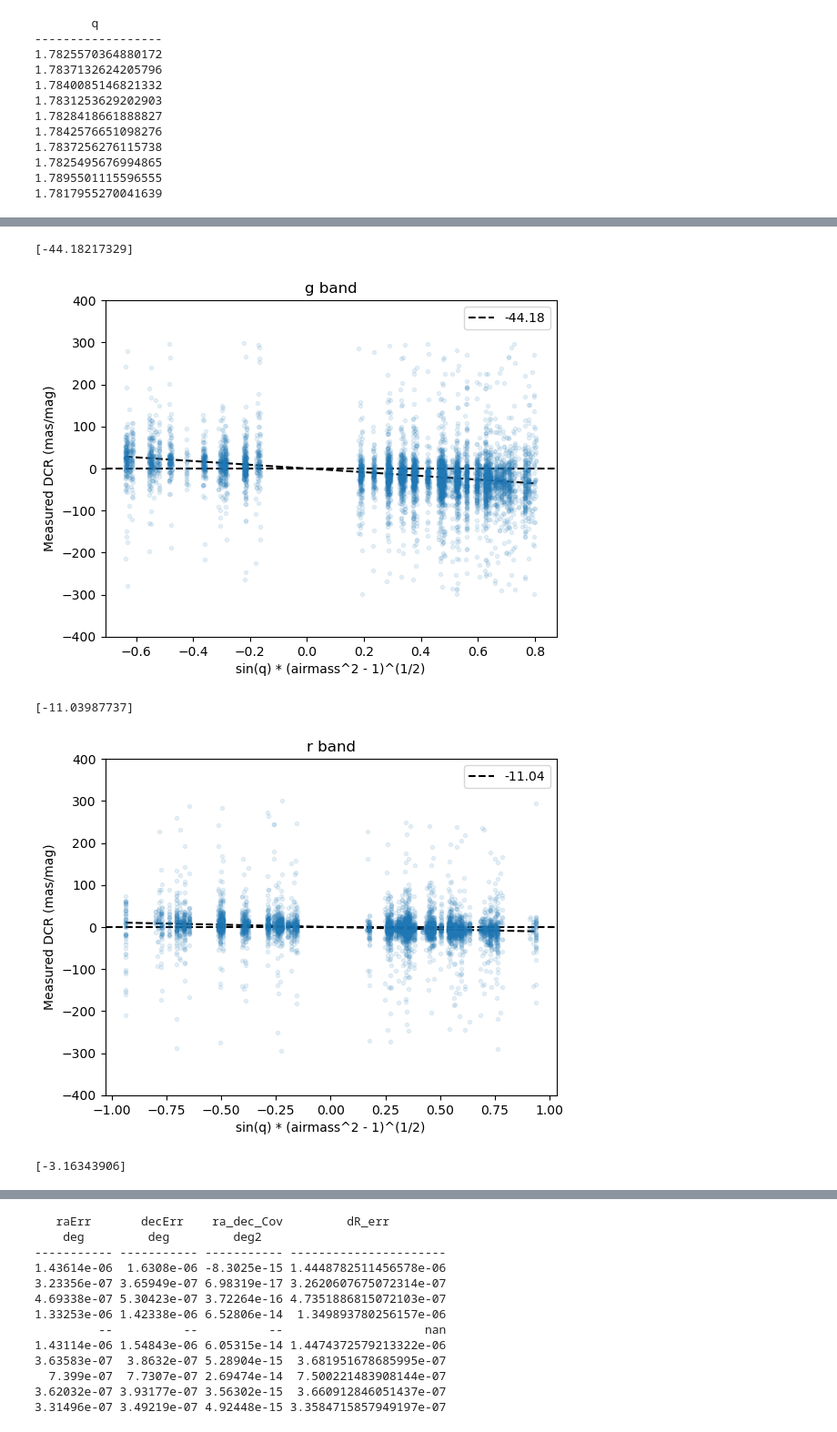
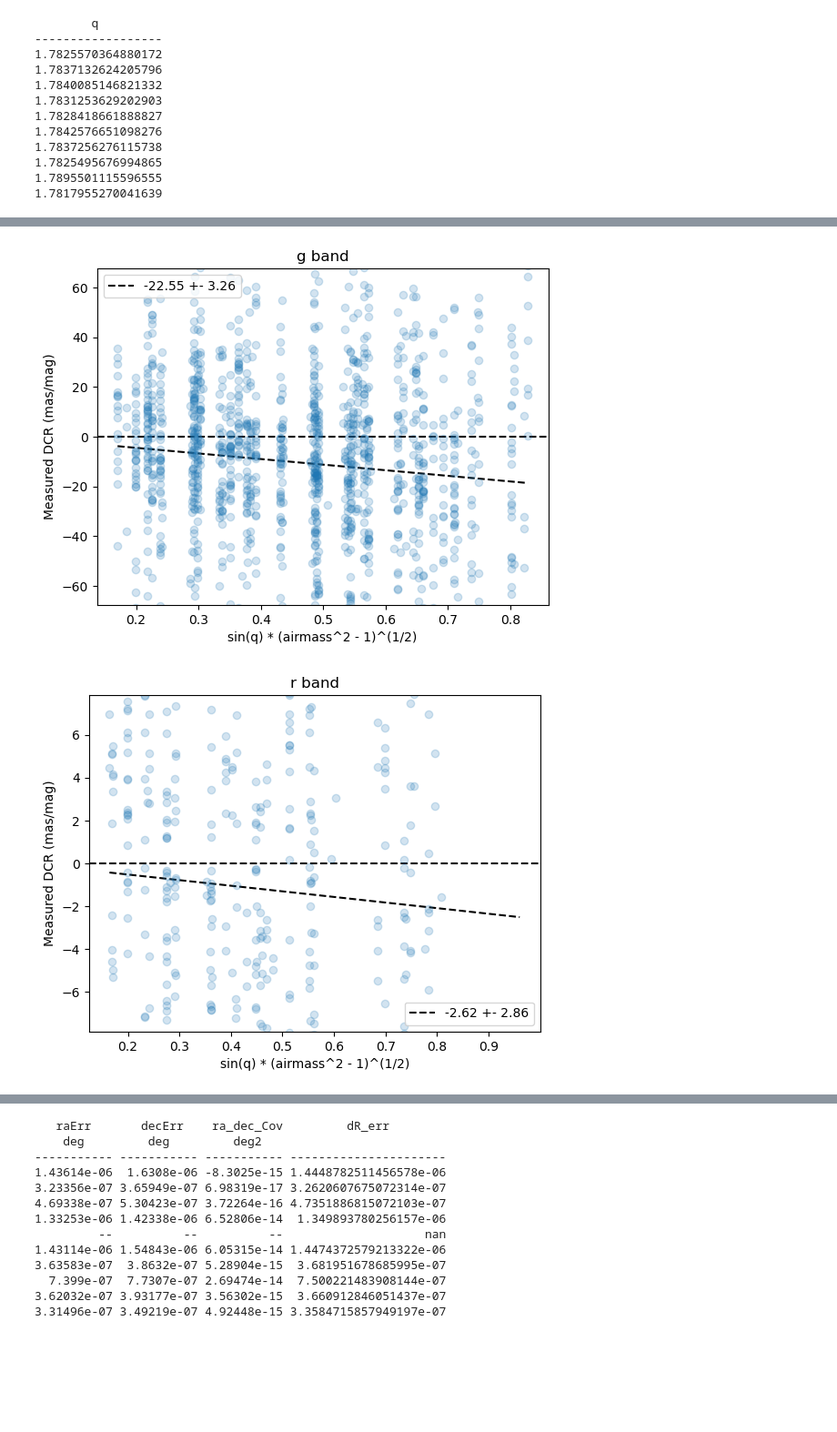
Before and after one commit to LSSTDESC/DifferentialCR, a Jupyter notebook: DP1_singleColorCorr.ipynb, the cells around one changed output, grey strips where cells are left out. Shown at 91% size. Drawn from its saved outputs; the diff is of its cells as text; code cells hidden in the pictures; blank space fills up the shorter version.

Commit message:
updating to current standards and work on single color corrections

```diff
--- a/DP1_singleColorCorr.ipynb
+++ b/DP1_singleColorCorr.ipynb
@@ -134,9 +134,11 @@ def source_query(coords):
     return source_table
 
 
-source_table = source_query(object_table['coord_ra', 'coord_dec'])
+# source_table = source_query(object_table['coord_ra', 'coord_dec'])
 
-source_table.write("scrap/singleColor_source_table_400obj.ecsv")
+# source_table.write("scrap/singleColor_source_table_400obj.ecsv")
+
+source_table = Table.read("scrap/singleColor_source_table_400obj.ecsv")
 
 print(len(source_table))
 print('u band sources returned', np.sum(source_table['band'] == 'u'))
@@ -353,42 +354,46 @@ for band in 'gri':
     dColor = master[band_mask]['giColor_obj'] - 1.59 #subtracts the average g-i color of stars used for astrometric calibration
     q = master[band_mask]['q']
 
     z = np.arccos(1 / airmass) * 180 / np.pi
 
     y = delta_RA/dColor
     yerr = RA_err/dColor
     # x = (airmass**2 - 1)**(1/2)
-    x =  np.tan(z  * np.pi/180) *np.sin(q)
+    x =  np.tan(z  * np.pi/180) # *np.sin(q)
 
-    mask = (np.abs(y) < 300)
+    mask = (np.abs(y) < 300) * (np.abs(yerr) > 0.00001)
     y = y[mask]
     x = x[mask]
     yerr = yerr[mask]
 
-    popt, pcov = curve_fit(lin, x, y, p0 = [0])
-    print(popt)
+    # print(min(dRerr[dRerr > 0.0001]))
+    # yerr[yerr < 0.000001] = y[yerr > 0.000001]*0.1
+
+    # print(np.sum(np.abs(yerr) == np.nan))
+
+    popt, pcov = curve_fit(lin, x, y, p0 = [-10])# , sigma = np.abs(yerr))
+    perr = np.sqrt(pcov[0,0])
+    # print(popt)
 
 
-    plt.errorbar(x, y, fmt = '.', alpha = 0.1) #yerr = np.abs(yerr)
+    plt.errorbar(x, y, fmt = 'o', alpha = 0.2) #yerr = np.abs(yerr)
 
     x_temp = np.linspace(min(x), max(x))
-    plt.plot(x_temp, lin(x_temp, *popt),'k--', label = np.round(popt[0],2))
+    plt.plot(x_temp, lin(x_temp, *popt),'k--', label = f'{np.round(popt[0],2)} +- {np.round(perr, 2)}')
 
     plt.axhline(0, ls = '--', color = 'k')
-    plt.ylim(-400, 400)
+    # plt.ylim(-400, 400)
+    plt.ylim(popt[0]*3, -popt[0]*3)
     # plt.xlim(0, 46)
 
     plt.title(f'{band} band')
     plt.xlabel('sin(q) * (airmass^2 - 1)^(1/2)')
     plt.ylabel('Measured DCR (mas/mag)')
     plt.legend()
 
 
     plt.show()
     plt.close()
 # %% [output]
-[-44.18217329]
-[figure, old version]
+[figure, new version]
-[-11.03987737]
-[figure, old version]
+[figure, new version]
-[-3.16343906]
```
Also changed, not shown: parts of 5 cells of this notebook, 3 other files.
